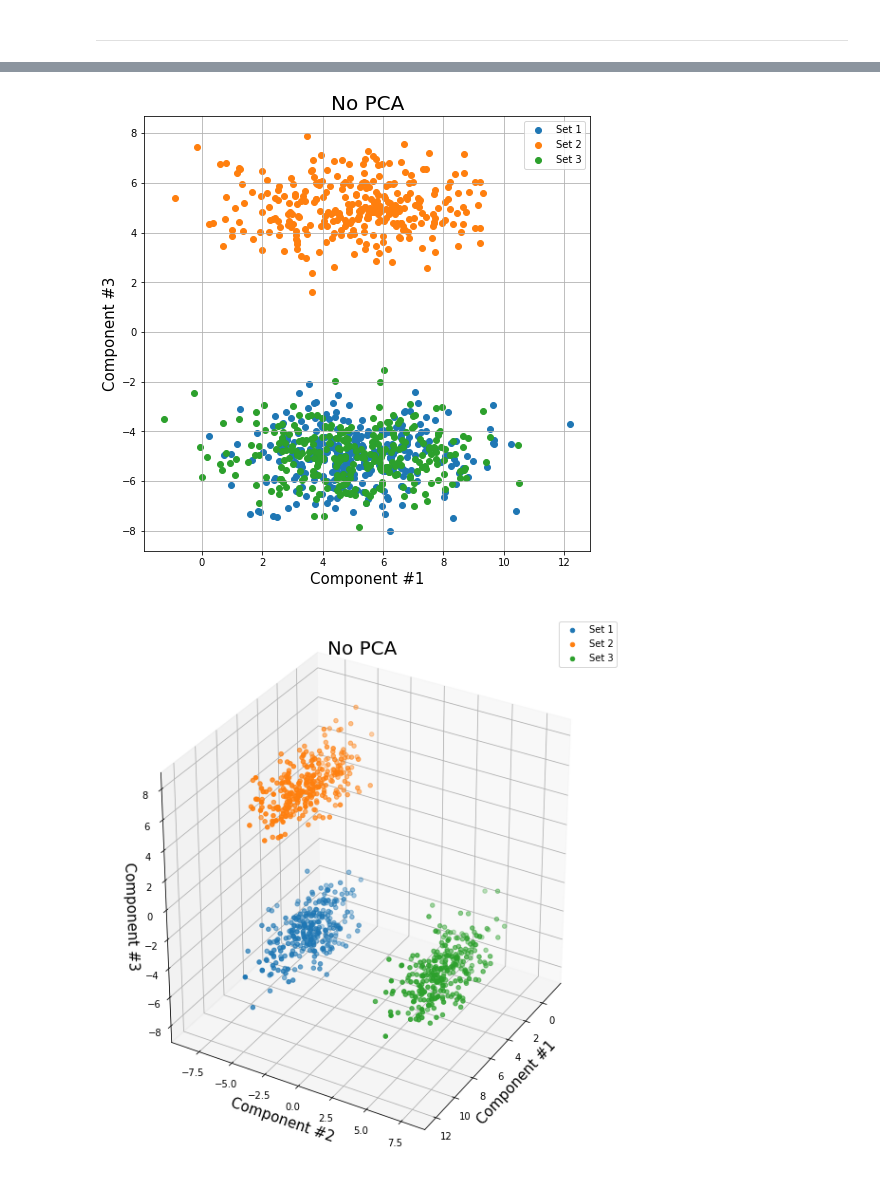
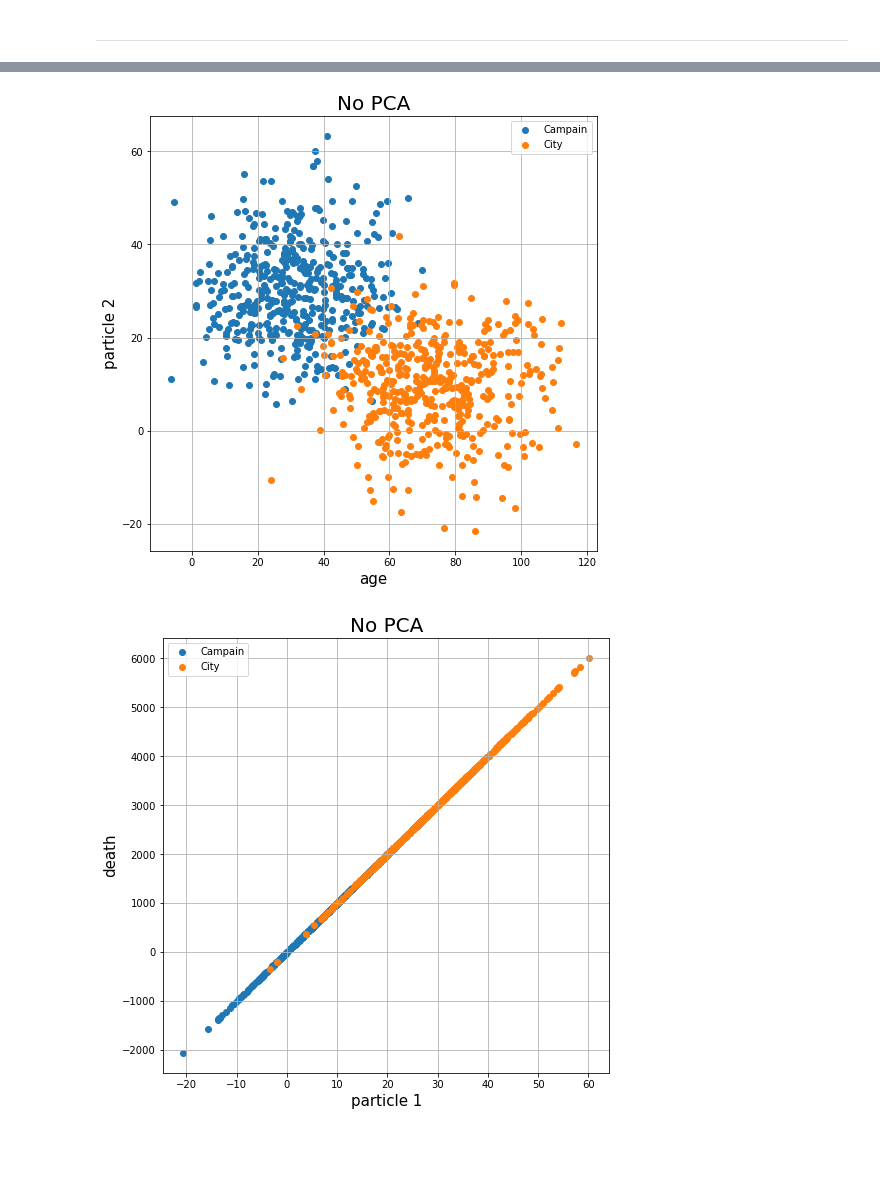
Before and after one commit to donaca/COVID19PM2.5, a Jupyter notebook: notebook_tim.ipynb, the cells around one changed output, grey strips where cells are left out. Saved outputs shown, nothing was run; the diff lists cells and outputs as text; code cells hidden in the pictures; blank space fills up the shorter version.

```diff
--- a/notebook_tim.ipynb
+++ b/notebook_tim.ipynb
@@ -176,16 +176,14 @@ plt.show()
 # %%
 # Synthetic data
 N = 900
-set1 = np.vstack([np.random.normal(5, 2, N//3), np.random.normal(-5, 1, N//3), np.random.normal(-5, 1, N//3)])
-set2 = np.vstack([np.random.normal(5, 2, N//3), np.random.normal(-5, 1, N//3), np.random.normal(5, 1, N//3)])
-set3 = np.vstack([np.random.normal(5, 2, N//3), np.random.normal(5, 1, N//3), np.random.normal(-5, 1, N//3)])
+df = pd.DataFrame()
 
-d = np.hstack([set1, set2, set3]).T
+df['age'] = np.hstack([np.linspace(10, 30,N//3), np.linspace(30, 60,N//3), np.linspace(60, 90,N//3)]) + np.random.normal(5, 10, N)
+df['particle 1'] =  np.hstack([np.random.normal(10, 10,N//2), np.random.normal(30, 10,N//2)])
+df['particle 2'] =  np.hstack([np.random.normal(30, 10,N//2), np.random.normal(10, 10,N//2)])
+df['death'] = df['particle 1']*100
+df['other'] = df['particle 2']*100
 
-df = pd.DataFrame(d, columns=['feature 1', 'feature 2', 'feature 3'])
-
-# Create some correlated data also
-df['feature 4'] = df['feature 1']/10
 
 print('Synthetic data')
 display(df)
@@ -197,15 +195,15 @@ display(df_norm)
 
 
 # Apply PCA
-pca = decomposition.PCA(n_components=4)
-PCA_df = pd.DataFrame(data = pca.fit_transform(df_norm), columns=['Component #1', 'Component #2', 'Component #3', 'Component #4'])
+pca = decomposition.PCA(n_components=5)
+PCA_df = pd.DataFrame(data = pca.fit_transform(df_norm), columns=['Component #1', 'Component #2', 'Component #3', 'Component #4','Component #5'])
 print("After PCA")
 print("Singular values:", pca.singular_values_)
 display(PCA_df)
 
 
 # Append the target Label columns
-target = pd.Series(np.hstack([np.zeros(N//3),np.ones(N//3), np.ones(N//3)*2]) , name='target')
+target = pd.Series(np.hstack([np.zeros(N//2),np.ones(N//2)]) , name='target')
 
 df = pd.concat([df, target], axis = 1)
 PCA_df = pd.concat([PCA_df, target], axis = 1)
@@ -270,7 +269,7 @@ Singular values: [4.24355177e+01 3.64581483e+01 2.15877339e+01 5.19439899e-15]
 # %%
 fig = plt.figure(figsize = (8,8))
 ax = fig.add_subplot(1,1,1)
-targets = ['Set 1', 'Set 2', 'Set 3']
+targets = ['Campain', 'City']
 
 for idt, _ in enumerate(targets):
     ax.scatter(df[df['target'] == idt].iloc[:,0],
@@ -278,15 +277,14 @@ for idt, _ in enumerate(targets):
 
 ax.legend(targets)
 ax.grid()
-ax.set_xlabel('Component #1', fontsize = 15)
-ax.set_ylabel('Component #2', fontsize = 15)
+ax.set_xlabel(df.columns[0], fontsize = 15)
+ax.set_ylabel(df.columns[1], fontsize = 15)
 ax.set_title('No PCA', fontsize = 20)
 plt.show()
 
 
 fig = plt.figure(figsize = (8,8))
 ax = fig.add_subplot(1,1,1)
-targets = ['Set 1', 'Set 2', 'Set 3']
 
 for idt, _ in enumerate(targets):
     ax.scatter(df[df['target'] == idt].iloc[:,1],
@@ -294,14 +292,13 @@ for idt, _ in enumerate(targets):
 
 ax.legend(targets)
 ax.grid()
-ax.set_xlabel('Component #2', fontsize = 15)
-ax.set_ylabel('Component #3', fontsize = 15)
+ax.set_xlabel(df.columns[1], fontsize = 15)
+ax.set_ylabel(df.columns[2], fontsize = 15)
 ax.set_title('No PCA', fontsize = 20)
 plt.show()
 
 fig = plt.figure(figsize = (8,8))
 ax = fig.add_subplot(1,1,1)
-targets = ['Set 1', 'Set 2', 'Set 3']
 
 for idt, _ in enumerate(targets):
     ax.scatter(df[df['target'] == idt].iloc[:,0],
@@ -309,14 +306,28 @@ for idt, _ in enumerate(targets):
 
 ax.legend(targets)
 ax.grid()
-ax.set_xlabel('Component #1', fontsize = 15)
-ax.set_ylabel('Component #3', fontsize = 15)
+ax.set_xlabel(df.columns[0], fontsize = 15)
+ax.set_ylabel(df.columns[2], fontsize = 15)
+ax.set_title('No PCA', fontsize = 20)
+plt.show()
+
+
+fig = plt.figure(figsize = (8,8))
+ax = fig.add_subplot(1,1,1)
+
+for idt, _ in enumerate(targets):
+    ax.scatter(df[df['target'] == idt].iloc[:,1],
+               df[df['target'] == idt].iloc[:,3])
+
+ax.legend(targets)
+ax.grid()
+ax.set_xlabel(df.columns[1], fontsize = 15)
+ax.set_ylabel(df.columns[3], fontsize = 15)
 ax.set_title('No PCA', fontsize = 20)
 plt.show()
 
 fig = plt.figure(figsize = (8,8))
 ax = Axes3D(fig, rect=[0, 0, .95, 1], elev=30, azim=30)
-targets = ['Set 1', 'Set 2', 'Set 3']
 
 for idt, _ in enumerate(targets):
     ax.scatter(df[df['target'] == idt].iloc[:,0],
@@ -325,9 +336,9 @@ for idt, _ in enumerate(targets):
 
 ax.legend(targets)
 ax.grid()
-ax.set_xlabel('Component #1', fontsize = 15)
-ax.set_ylabel('Component #2', fontsize = 15)
-ax.set_zlabel('Component #3', fontsize = 15)
+ax.set_xlabel(df.columns[0], fontsize = 15)
+ax.set_ylabel(df.columns[1], fontsize = 15)
+ax.set_zlabel(df.columns[2], fontsize = 15)
 ax.set_title('No PCA', fontsize = 20)
 plt.show()
 # %% [output]
@@ -336,2 +347,2 @@ plt.show()
-[figure, old version]
+[figure, new version]
-[figure, old version]
+[figure, new version]
```
Also changed, not shown: parts of 6 cells of this notebook.
